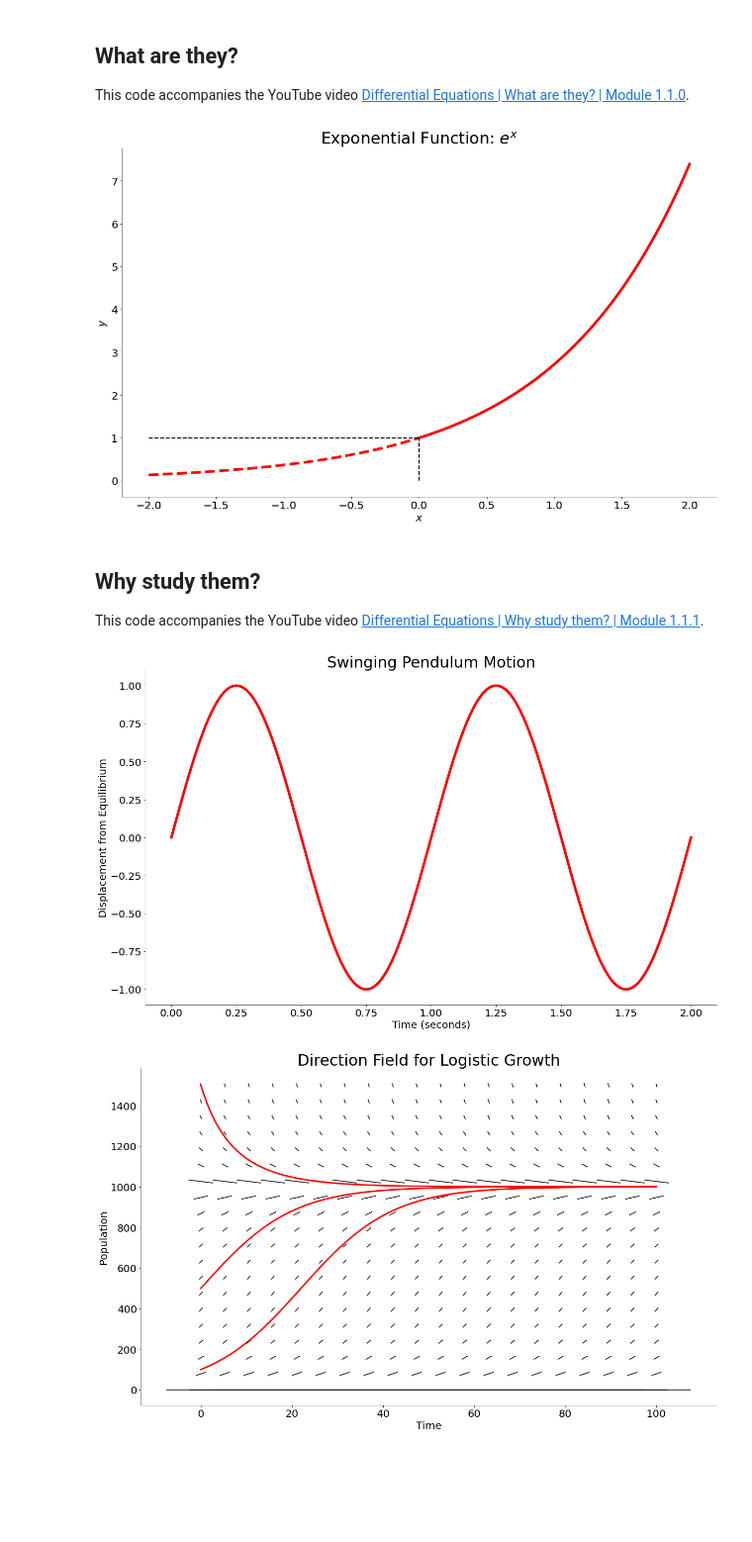
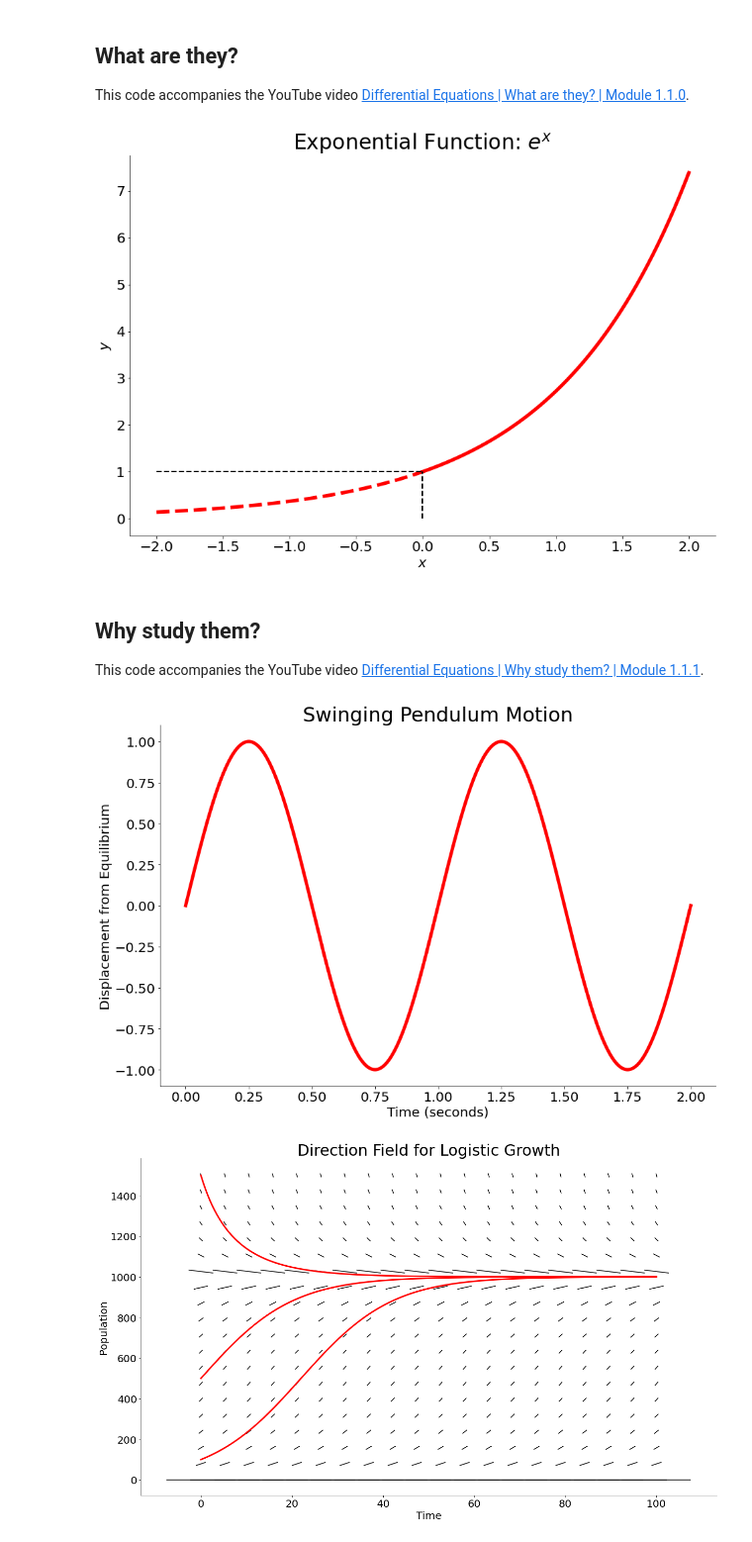
Before and after one commit to Cherry-Pi3/applied-mathematics-101, a Jupyter notebook: module 1/Introduction to Differential Equations - Module 1.1.ipynb, the cells around one changed output. Shown: that part at 99% size. Drawn from its saved outputs; the diff is of its cells as text; code cells hidden in the pictures; blank space fills up the shorter version.

```diff
--- a/module 1/Introduction to Differential Equations - Module 1.1.ipynb
+++ b/module 1/Introduction to Differential Equations - Module 1.1.ipynb
@@ -75,36 +75,36 @@ y1 = np.exp(x1)
 y2 = np.exp(x2)
 
 # 3. Plotting
-plt.figure(figsize=(20, 12), facecolor='white')
+plt.figure(figsize=(15, 10), facecolor='white')
 
 # 4. Plotting the two line segments
 plt.plot(x1, y1, color="red", linewidth=5, linestyle='--')  # Dashed line for [-2, 0]
 plt.plot(x2, y2, color="red", linewidth=5)  # Solid line for [0, 2]
 
 # 5. Plotting the vertical line (dashed and blue)
 plt.vlines(0, 0, np.exp(0), color="black", linewidth=2, linestyles='--')
 
 # 6. Plotting the horizontal line
 plt.hlines(np.exp(0), -2, 0, color="black", linewidth=2, linestyles='--')
 
 # 7. Title and labels with increased font size
 plt.title(r"Exponential Function: $e^x$", color="black", fontsize=30)
 plt.xlabel(r"$x$", color="black", fontsize=20)
 plt.ylabel(r"$y$", color="black", fontsize=20)
 
 # 8. Setting white background and black axes
 plt.gca().set_facecolor('white')
 plt.gca().spines['left'].set_color('black')
 plt.gca().spines['bottom'].set_color('black')
 plt.gca().spines['right'].set_visible(False)
 plt.gca().spines['top'].set_visible(False)
 plt.gca().tick_params(axis='x', colors='black', labelsize=20)
 plt.gca().tick_params(axis='y', colors='black', labelsize=20)
 
 # 9. Display plot
 plt.show()
 # %% [output]
-[figure, old version]
+[figure, new version]
 # %% [markdown]
 ## Why study them? <a id='ch2'></a>
 
@@ -151,7 +151,7 @@ t = np.linspace(0, 2, 400)  # 2 seconds (two cycles for a period of 1 second)
 y = A * np.sin(omega * t + phi)
 
 # 4. Plotting with specified style
-plt.figure(figsize=(20, 12), facecolor='white')
+plt.figure(figsize=(15, 10), facecolor='white')
 
 # 5. The pendulum's motion is plotted as a red curve, representing its displacement over time.
 plt.plot(t, y, color="red", linewidth=5)
@@ -173,7 +173,7 @@ plt.gca().tick_params(axis='y', colors='black', labelsize=20)
 # 8. Display plot
 plt.show()
 # %% [output]
-[figure, old version]
+[figure, new version]
 # %%
 '''
 This code visualises the logistic growth of a population using a direction field and solution curves.
```
